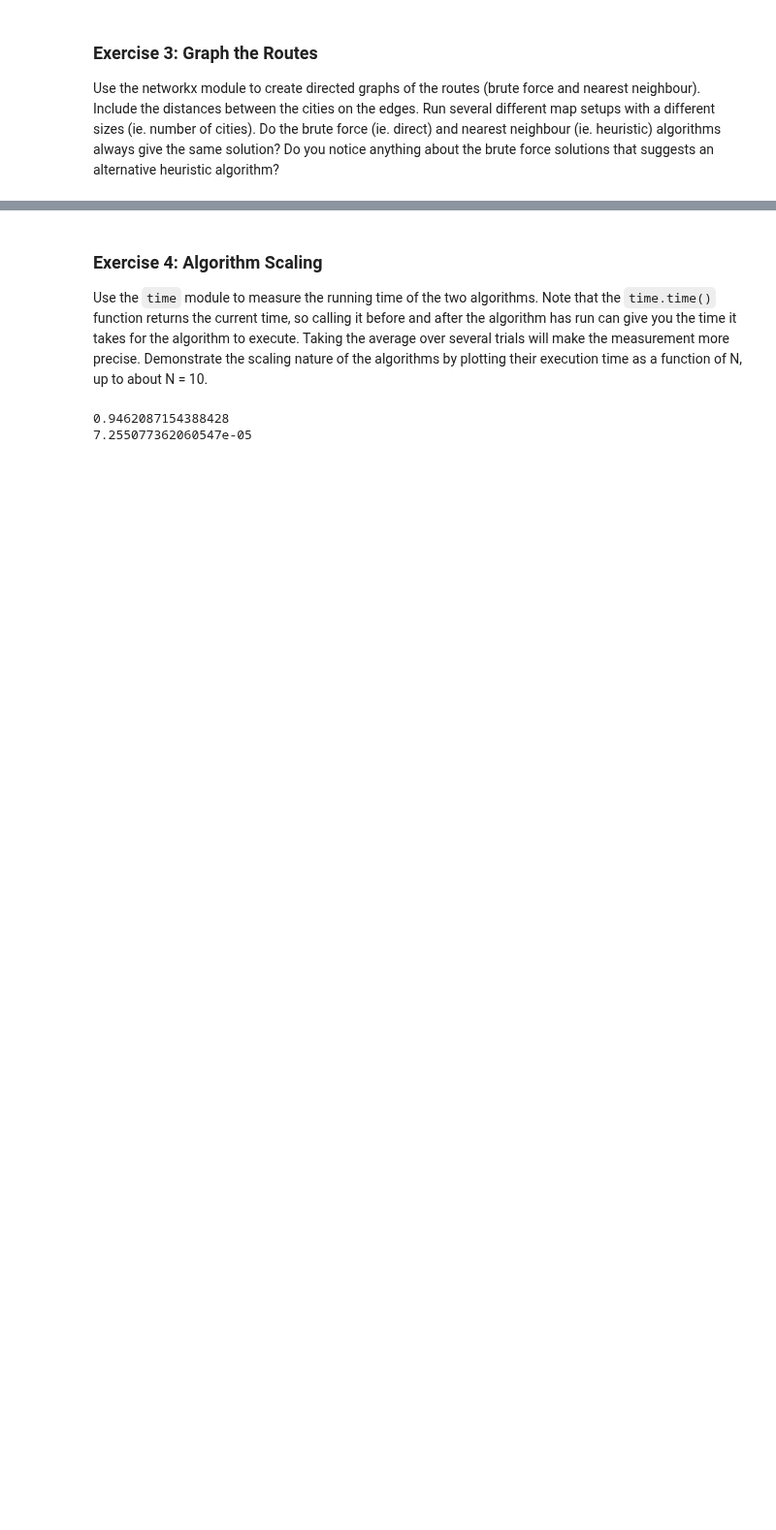
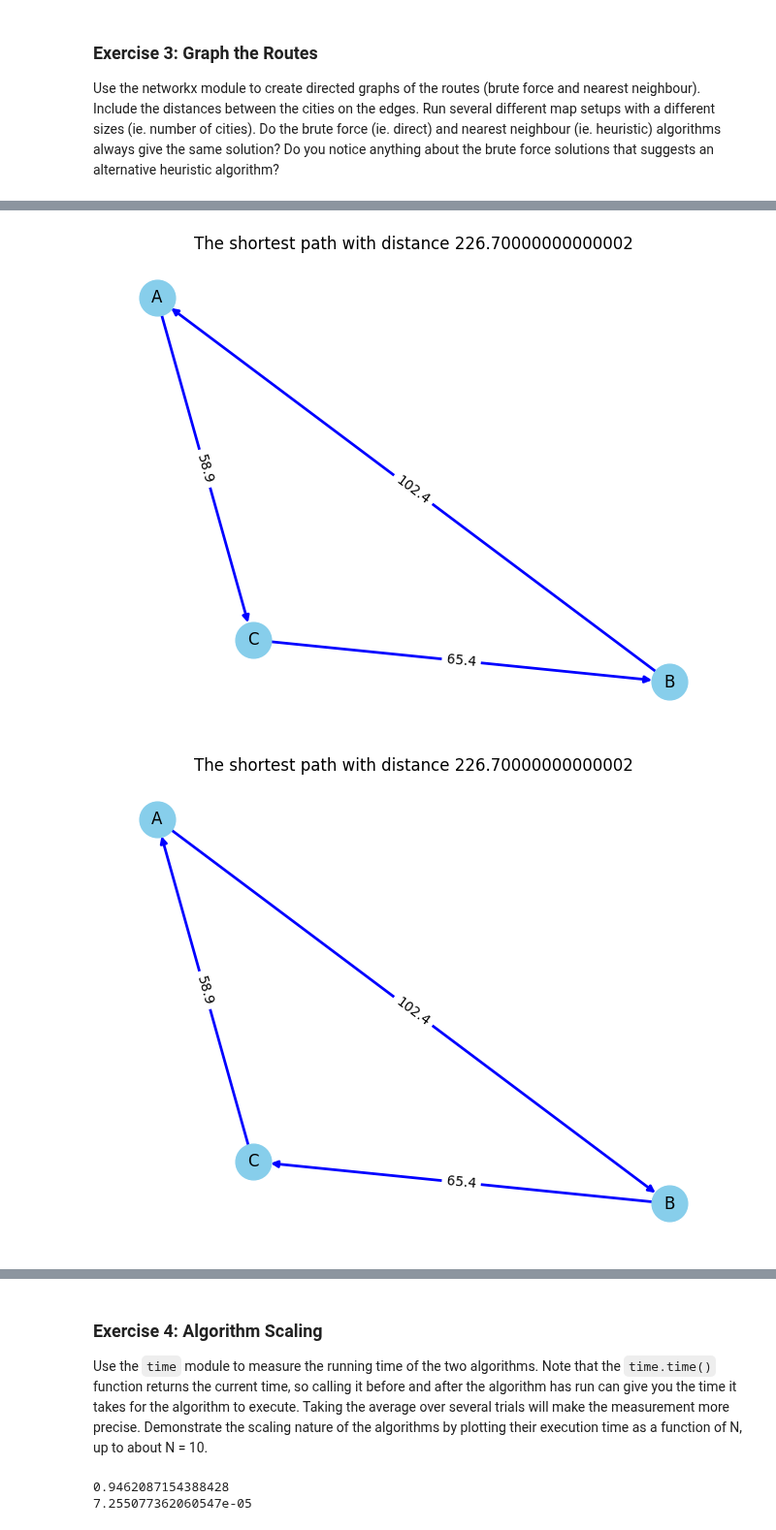
Before and after one commit to MarlaS02/comp215, a Jupyter notebook: labs/lab05_scaling.ipynb, the cells around one changed output, grey strips where cells are left out. Shown at 97% size. Cells and saved outputs as stored; diff of their text form; code cells hidden in the pictures; blank space fills up the shorter version.

```diff
--- a/labs/lab05_scaling.ipynb
+++ b/labs/lab05_scaling.ipynb
@@ -228,0 +222,11 @@ None
+# %%
+for i in range(3, 10):
+  city_map = setup_map(i)
+  distances = calculate_distances(city_map)
+  nearest_neighbour = Nearest_Neighbour(city_map, distances)
+  bruteforce = Bruteforce(city_map, distances)
+  nearest_neighbour.graph_shortest_path()
+  bruteforce.graph_shortest_path()
+# %% [output]
+[figure, added]
+[figure, added]
```
Also changed, not shown: parts of 2 cells of this notebook.
